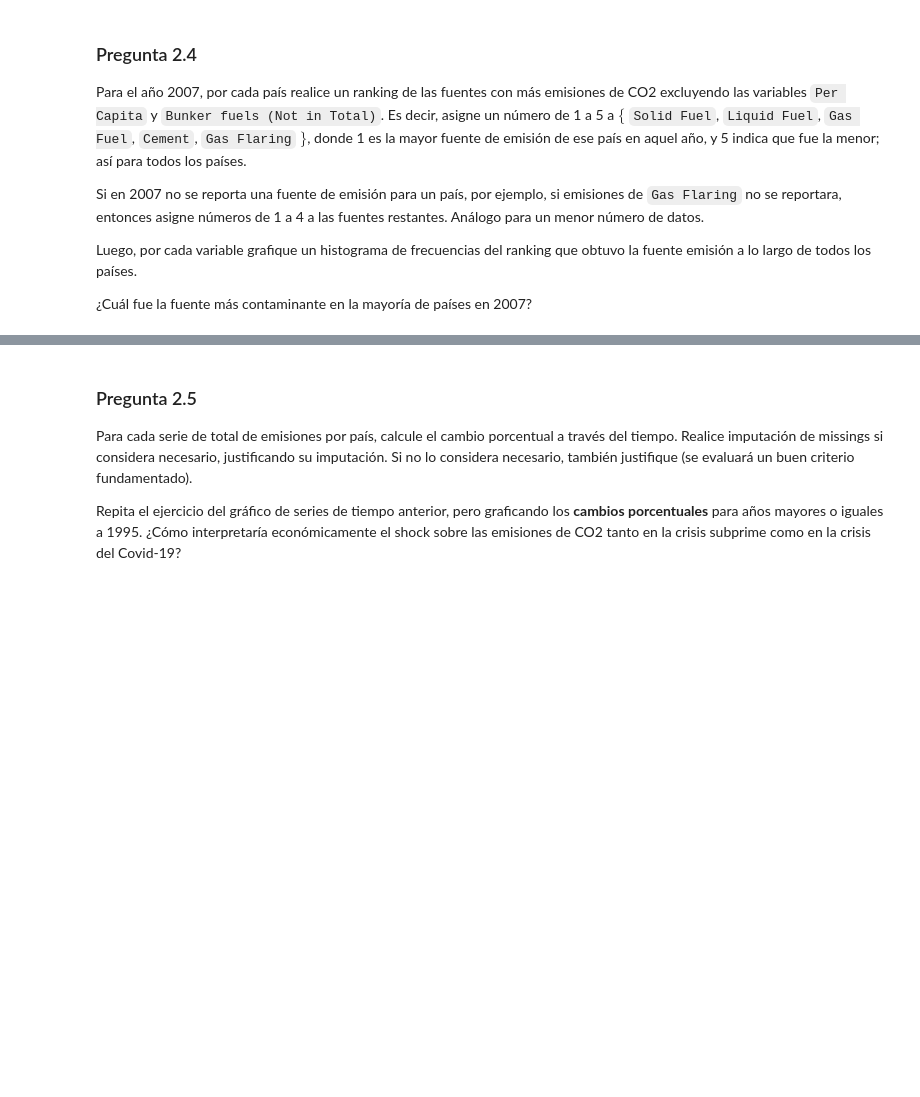
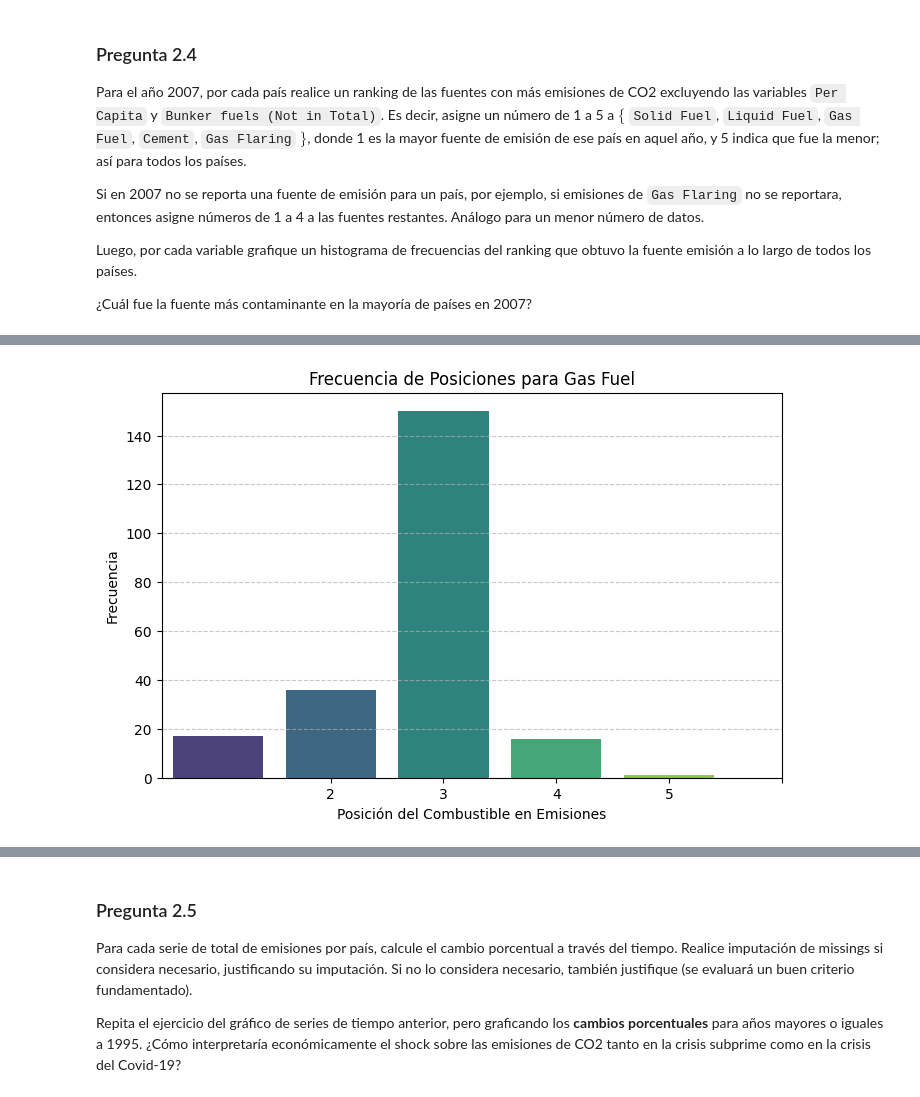
Before and after one commit to cristiandiazh/Tarea-1-ML, a Jupyter notebook: Tarea_1.ipynb, the cells around one changed output, grey strips where cells are left out. Drawn from its saved outputs; the diff is of its cells as text; code cells hidden in the pictures; blank space fills up the shorter version.

```diff
--- a/Tarea_1.ipynb
+++ b/Tarea_1.ipynb
@@ -674,5 +624,8 @@ country_name_mapping = {
     "Yemen, Rep.": "Yemen"
 }
 # %%
-url = "https://raw.githubusercontent.com/datasets/gini-index/refs/heads/main/data/gini-index.csv"
-df_gini = pd.read_csv(url)
+url = "https://raw.githubusercontent.com/lfgarcia-1/EAE3709-1-2025/refs/heads/main/economic_dataset.csv"
+df = pd.read_csv(url)
+df_gini=pd.read_csv("https://raw.githubusercontent.com/datasets/gini-index/refs/heads/main/data/gini-index.csv")
+df["date"]=pd.to_datetime(df["date"])
+df["Country"]=df["Country"].str.strip()
@@ -681,3 +631,0 @@ df_gini.Year = pd.to_datetime(df_gini.Year, format="%Y")
-# %%
-df_gini['Country Name'] = df_gini['Country Name'].replace(country_name_mapping)
-df['Country'] = df['Country'].replace(country_name_mapping)
@@ -966,0 +862,81 @@ for x in variables_seleccionadas:
+# %%
+# Crear el histograma
+plt.figure(figsize=(8, 5))
+sns.barplot(x=frecuencias_GF.index, y=frecuencias_GF.values, palette="viridis")
+
+# Personalizar el gráfico
+plt.xlabel("Posición del Combustible en Emisiones")
+plt.ylabel("Frecuencia")
+plt.title(f"Frecuencia de Posiciones para Gas Fuel")
+plt.xticks(frecuencias_GF.index)  # Asegurar que los ticks sean las posiciones
+plt.grid(axis='y', linestyle='--', alpha=0.7)
+plt.show()
+
+##############################
+##############################
+##############################
+
+# Crear el histograma
+plt.figure(figsize=(8, 5))
+sns.barplot(x=frecuencias_C.index, y=frecuencias_C.values, palette="viridis")
+
+# Personalizar el gráfico
+plt.xlabel("Posición del Combustible en Emisiones")
+plt.ylabel("Frecuencia")
+plt.title(f"Frecuencia de Posiciones para Cement")
+plt.xticks(frecuencias_C.index)  # Asegurar que los ticks sean las posiciones
+plt.grid(axis='y', linestyle='--', alpha=0.7)
+
+plt.show()
+
+
+##############################
+##############################
+##############################
+
+# Crear el histograma
+plt.figure(figsize=(8, 5))
+sns.barplot(x=frecuencias_GFG.index, y=frecuencias_GFG.values, palette="viridis")
+
+# Personalizar el gráfico
+plt.xlabel("Posición del Combustible en Emisiones")
+plt.ylabel("Frecuencia")
+plt.title(f"Frecuencia de Posiciones para Gas Flaring")
+plt.xticks(frecuencias_GFG.index)  # Asegurar que los ticks sean las posiciones
+plt.grid(axis='y', linestyle='--', alpha=0.7)
+plt.show()
+
+##############################
+##############################
+##############################
+
+
+# Crear el histograma
+plt.figure(figsize=(8, 5))
+sns.barplot(x=frecuencias_LF.index, y=frecuencias_LF.values, palette="viridis")
+
+# Personalizar el gráfico
+plt.xlabel("Posición del Combustible en Emisiones")
+plt.ylabel("Frecuencia")
+plt.title(f"Frecuencia de Posiciones para Liquid Fuel")
+plt.xticks(frecuencias_LF.index)  # Asegurar que los ticks sean las posiciones
+plt.grid(axis='y', linestyle='--', alpha=0.7)
+plt.show()
+
+##############################
+##############################
+##############################
+
+# Crear el histograma
+plt.figure(figsize=(8, 5))
+sns.barplot(x=frecuencias_SF.index, y=frecuencias_SF.values, palette="viridis")
+
+# Personalizar el gráfico
+plt.xlabel("Posición del Combustible en Emisiones")
+plt.ylabel("Frecuencia")
+plt.title(f"Frecuencia de Posiciones para Solid Fuel")
+plt.xticks(frecuencias_SF.index)  # Asegurar que los ticks sean las posiciones
+plt.grid(axis='y', linestyle='--', alpha=0.7)
+plt.show()
+# %% [output]
+[figure, added]
```
Also changed, not shown: parts of 57 cells of this notebook.
